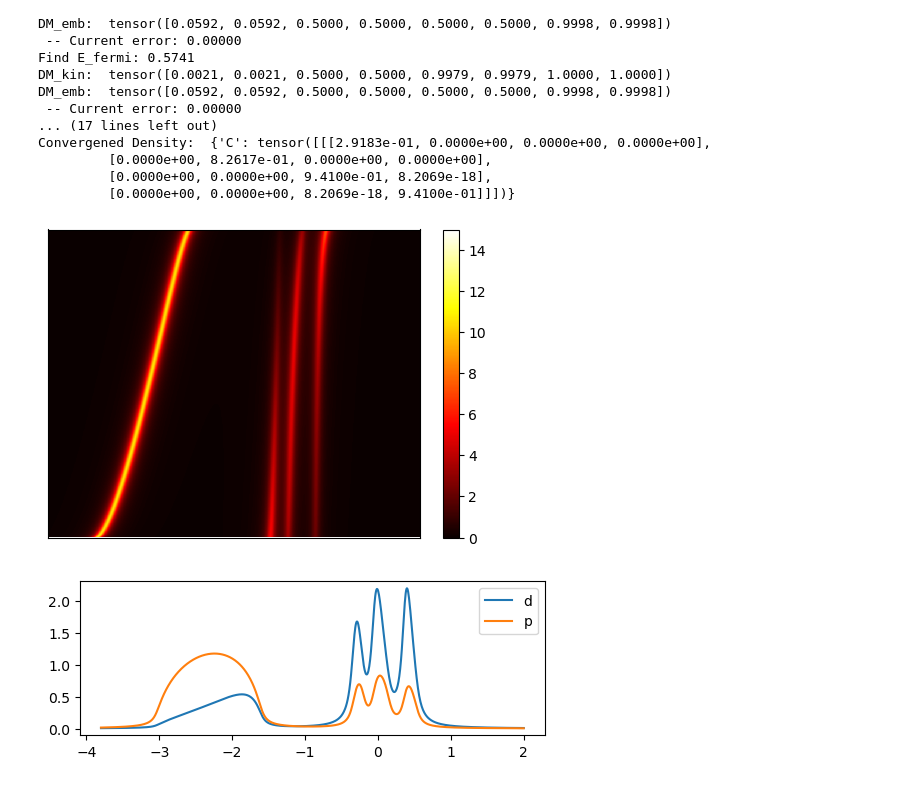
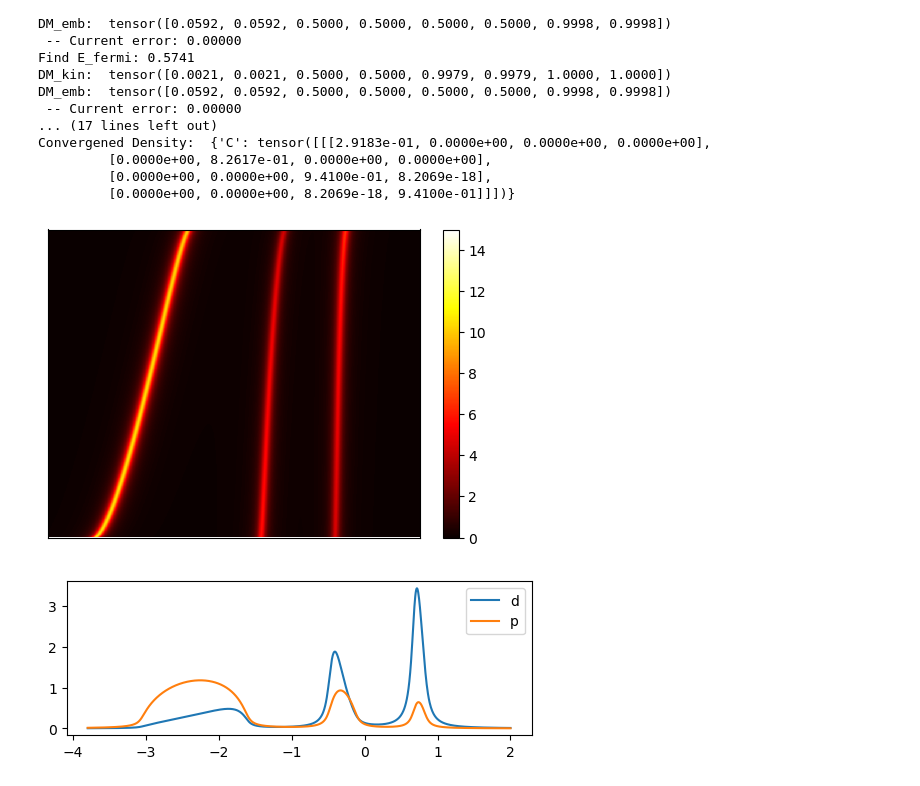
Before and after one commit to floatingCatty/Hubbard, a Jupyter notebook: Bethe1o.ipynb, the cells around one changed output. Saved outputs shown, nothing was run; the diff lists cells and outputs as text; code cells hidden in the pictures.

```diff
--- a/Bethe1o.ipynb
+++ b/Bethe1o.ipynb
@@ -1,8 +1,6 @@
 # %%
 from ase.io import read
-from gGA.data import AtomicData, AtomicDataDict
-from gGA.utils.make_kpoints import kmesh_sampling
-import torch
+from gGA.data import AtomicData
 from gGA.gutz import GhostGutzwiller
 from gGA.utils.tools import setup_seed
 from gGA.utils.tools import get_semicircle_e_list
@@ -10,9 +8,7 @@ import numpy as np
 from gGA.data import _keys
 
 setup_seed(124)
-
-torch.set_default_dtype(torch.float64)
-U = 1.
+U = 2.
 J = 0.0 * U # 0.25 * U
 Up = U - 2*J
 Jp = J
@@ -36,8 +32,6 @@ phy_onsite = {
 
 intparams = {"C":[{"U":U,"Up":Up,"J":J, "Jp":Jp}]}
 
-print(intparams)
-
 gga = GhostGutzwiller(
     atomic_number=np.array([6]),
     nocc=3,
@@ -49,9 +43,9 @@ gga = GhostGutzwiller(
     kBT=0.0002,
     mutol=1e-7,
     solver="ED",
-    mixer_options={"method": "Linear", "a": 0.3},
+    mixer_options={"method": "Linear", "a": 0.9},
     iscomplex=False,
-    solver_options={}# {"mfepmin":500, "channels": 10},
+    solver_options={}#{"mfepmin":2000, "channels": 10, "Ptol": 1e-5},
 )
 
 # hop = - torch.diag(torch.tensor([0., 1.])) * (1/6)
@@ -68,7 +62,7 @@ gga = GhostGutzwiller(
 # }
 
 atomicdata = AtomicData.from_ase(
-    read("/nessa/users/zhanghao/dev/Hubbard/gGA/test/C_cube.vasp"),
+    read("./gGA/test/C_cube.vasp"),
     r_max=3.1
     )
 
@@ -128,28 +120,28 @@ Convergened Density:  {'C': tensor([[[2.9183e-01, 0.0000e+00, 0.0000e+00, 0.0000
 # %%
 Es = np.linspace(-3.8,2, 1000) + gga.E_fermi
 GF = gga.compute_GF(Es=Es, data=atomicdata, eta=0.06)
-ARPES = -(1/torch.pi)*GF.imag.diagonal(offset=0, axis1=-1, axis2=-2)
+ARPES = -(1/np.pi)*GF.imag.diagonal(offset=0, axis1=-1, axis2=-2)
 pdos = ARPES.sum(0) / ARPES.shape[0]
 pdos = pdos.reshape(-1,2,2).sum(-1)
 dos = pdos.sum(-1)
 ARPES = ARPES.sum(-1)
 
 
 import matplotlib.pyplot as plt
 ARPES = np.flip(ARPES, (0,))
 fig, ax = plt.subplots(figsize=(6,4))
 m = ax.matshow(ARPES, cmap="hot", vmin=0, vmax=15)
 ax.set_aspect('auto')  # override the default 'equal'
 ax.set_xticks([])
 ax.set_yticks([])
 fig.colorbar(m)
 plt.show()
 
 plt.figure(figsize=(6,2))
 # plt.plot(Es, dos)
 plt.plot(Es-gga.E_fermi, pdos)
 plt.legend(["d", "p"])
 plt.show()
 # %% [output]
-[figure, old version]
+[figure, new version]
-[figure, old version]
+[figure, new version]
```
Also changed, not shown: parts of 2 cells of this notebook, 4 other files.
